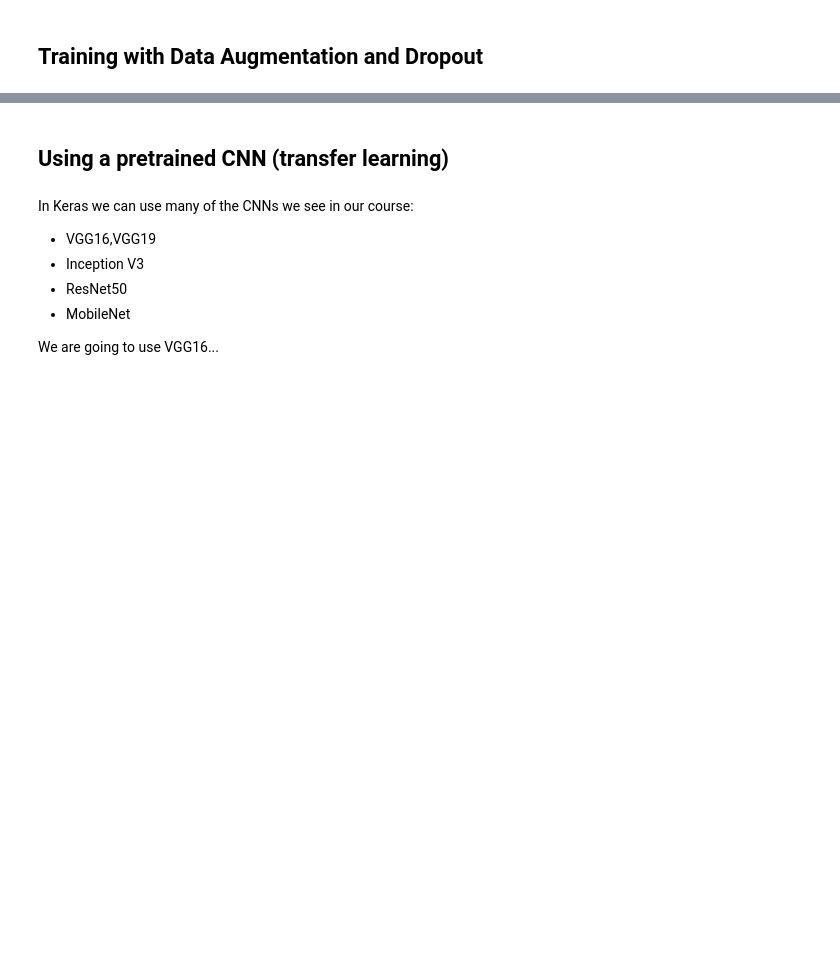
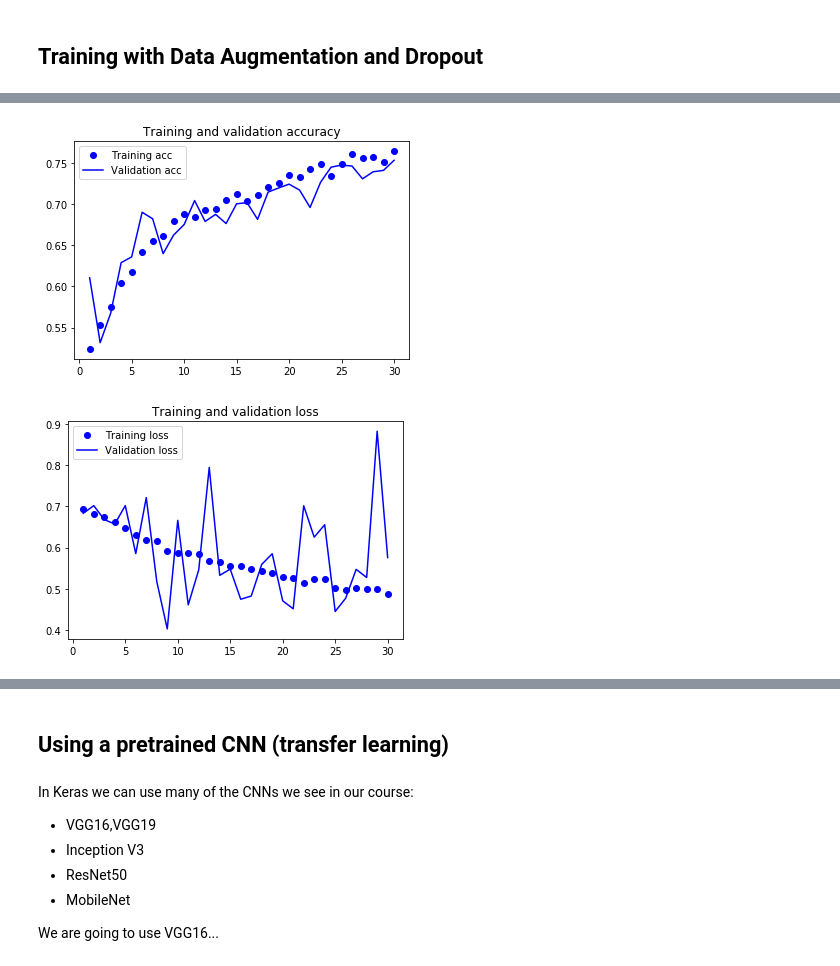
Before and after one commit to janejl/DeepLearning, a Jupyter notebook: catvsdogshtmlNotebook/CatsVsDogs.ipynb, the cells around one changed output, grey strips where cells are left out. Drawn from its saved outputs; the diff is of its cells as text; code cells hidden in the pictures; blank space fills up the shorter version.

```diff
--- a/catvsdogshtmlNotebook/CatsVsDogs.ipynb
+++ b/catvsdogshtmlNotebook/CatsVsDogs.ipynb
@@ -256,7 +298,7 @@ train_generator = train_datagen.flow_from_directory(
     class_mode='binary')
 
 validation_generator = test_datagen.flow_from_directory(
-        validation_dir,
+        val_dir,
         target_size=(150, 150),
         batch_size=32,
         class_mode='binary')
@@ -264,6 +306,6 @@ validation_generator = test_datagen.flow_from_directory(
 history = model.fit_generator(
       train_generator,
       steps_per_epoch=100,
-      epochs=100,
+      epochs=30,#100,
       validation_data=validation_generator,
       validation_steps=50)
@@ -270,3 +330,8 @@ history = model.fit_generator(
+# %%
+plot_history(history)
+# %% [output]
+[figure, added]
+[figure, added]
 # %% [markdown]
 Let's plot the results
 ![accno.png](accno.png)![lossno.png](lossno.png)
```
Also changed, not shown: parts of 19 cells of this notebook, 17 other files.
